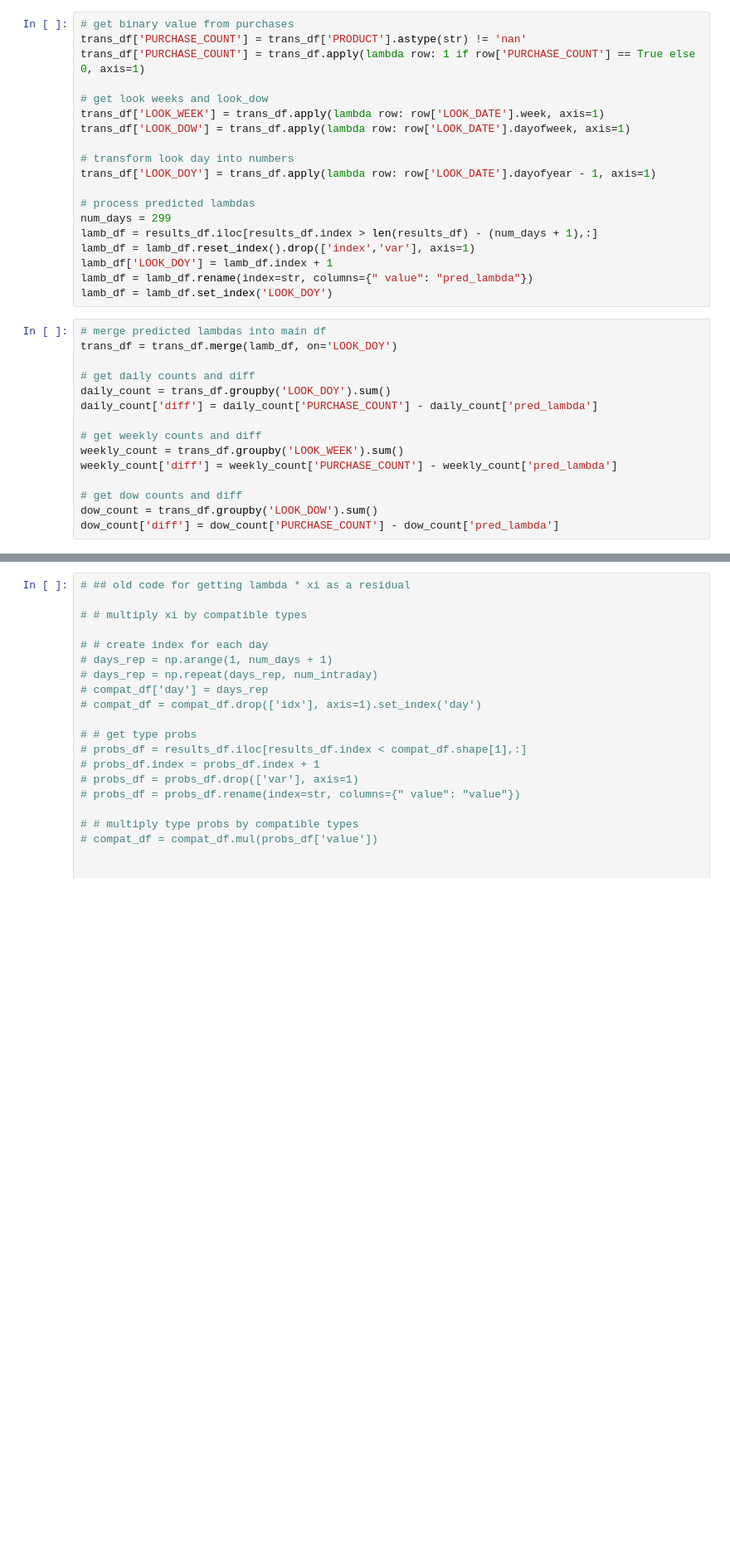
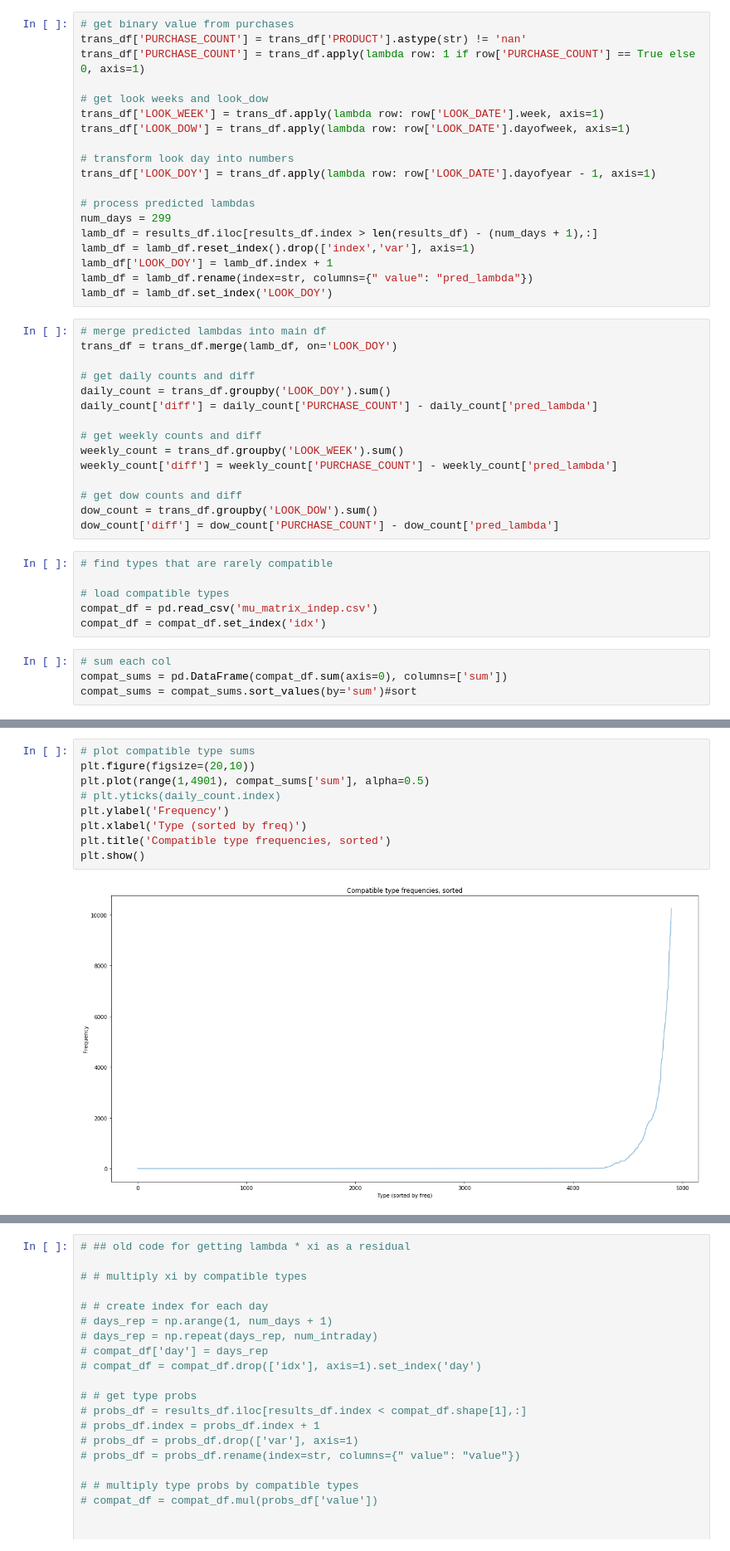
Before and after one commit to johngao2/EM-hotel-demand, a Jupyter notebook: EM_extension/model/sprint4/Result EDA.ipynb, the cells around one changed output, grey strips where cells are left out. Shown at 83% size. Cells and saved outputs as stored; diff of their text form; blank space fills up the shorter version.

Commit message:
found uncommom types

```diff
--- a/EM_extension/model/sprint4/Result EDA.ipynb
+++ b/EM_extension/model/sprint4/Result EDA.ipynb
@@ -57,3 +54,13 @@ weekly_count['diff'] = weekly_count['PURCHASE_COUNT'] - weekly_count['pred_lambd
 # get dow counts and diff
 dow_count = trans_df.groupby('LOOK_DOW').sum()
 dow_count['diff'] = dow_count['PURCHASE_COUNT'] - dow_count['pred_lambda']
+# %%
+# find types that are rarely compatible
+
+# load compatible types
+compat_df = pd.read_csv('mu_matrix_indep.csv')
+compat_df = compat_df.set_index('idx')
+# %%
+# sum each col
+compat_sums = pd.DataFrame(compat_df.sum(axis=0), columns=['sum'])
+compat_sums = compat_sums.sort_values(by='sum')#sort
@@ -60 +88,12 @@ dow_count['diff'] = dow_count['PURCHASE_COUNT'] - dow_count['pred_lambda']
+# %%
+# plot compatible type sums
+plt.figure(figsize=(20,10))
+plt.plot(range(1,4901), compat_sums['sum'], alpha=0.5)
+# plt.yticks(daily_count.index)
+plt.ylabel('Frequency')
+plt.xlabel('Type (sorted by freq)')
+plt.title('Compatible type frequencies, sorted')
+plt.show()
+# %% [output]
+[figure, added]
 # %%
```
Also changed, not shown: parts of 14 cells of this notebook, 1 other file.
